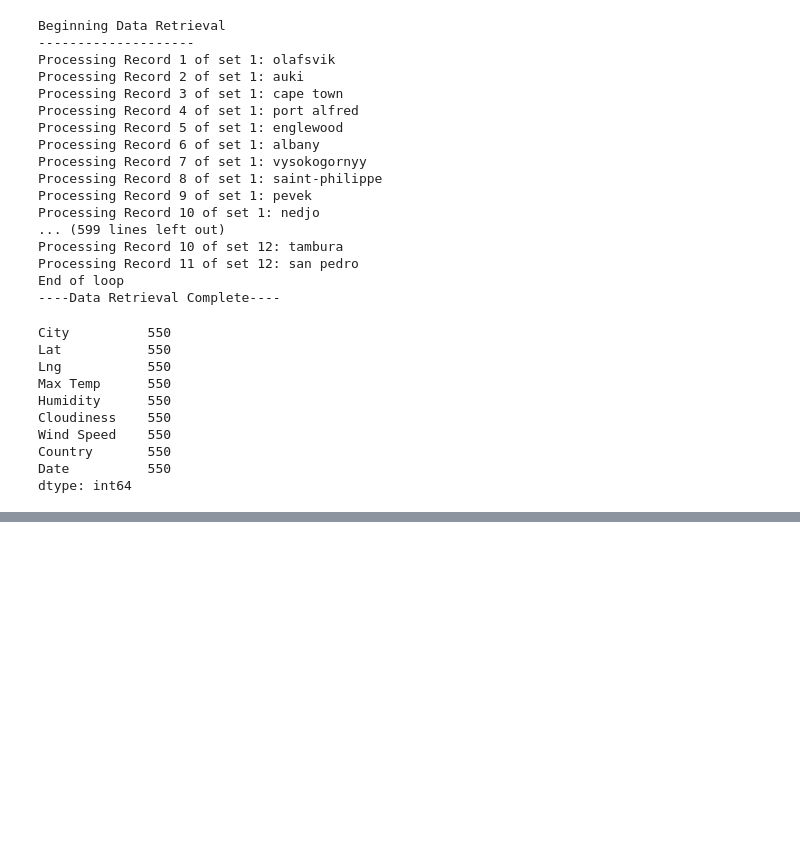
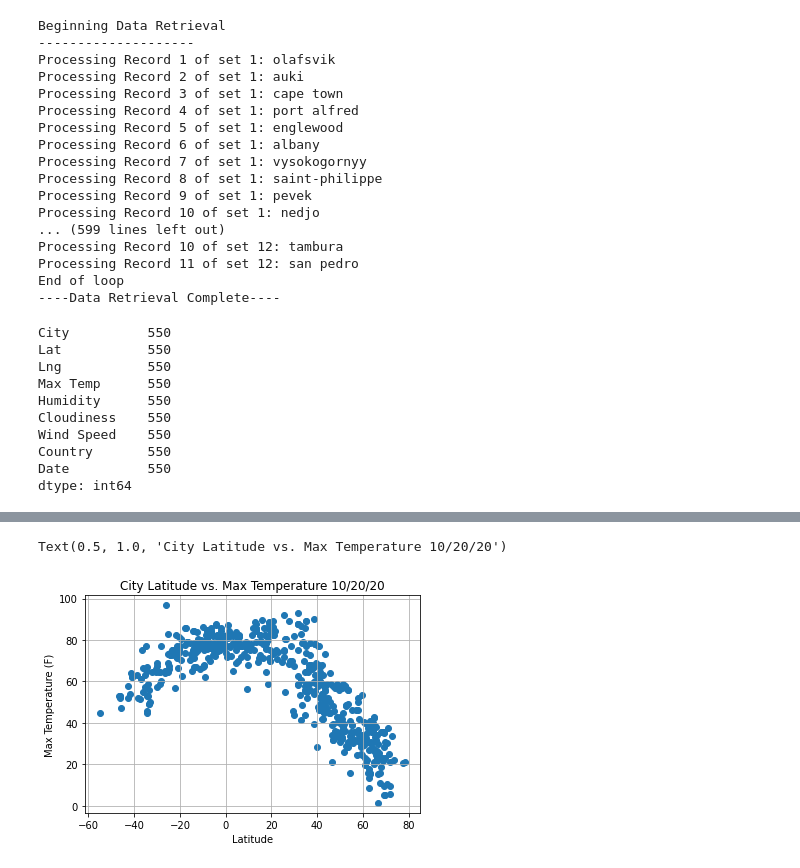
Before and after one commit to jeosqueri/City-Weather-Analysis, a Jupyter notebook: WeatherPy/WeatherPy.ipynb, the cells around one changed output, grey strips where cells are left out. Drawn from its saved outputs; the diff is of its cells as text; code cells hidden in the pictures; blank space fills up the shorter version.

Commit message:
generated weather scatter plots

```diff
--- a/WeatherPy/WeatherPy.ipynb
+++ b/WeatherPy/WeatherPy.ipynb
@@ -146,0 +174,5 @@ weather_df.head()
+# %%
+# Make a new DataFrame equal to the city data to drop all humidity outliers by index.
+# Passing "inplace=False" will make a copy of the city_data DataFrame, which we call "clean_city_data".
+clean_city_data = weather_df.copy()
+clean_city_data
@@ -146,0 +193,13 @@ weather_df.head()
+# %%
+#Latitude vs temperature plot
+latitude = clean_city_data['Lat']
+temp = clean_city_data['Max Temp']
+
+plt.scatter(latitude, temp)
+plt.grid(b=True)
+plt.xlabel('Latitude')
+plt.ylabel('Max Temperature (F)')
+plt.title("City Latitude vs. Max Temperature 10/20/20")
+# %% [output]
+Text(0.5, 1.0, 'City Latitude vs. Max Temperature 10/20/20')
+[figure, added]
```
Also changed, not shown: parts of 9 cells of this notebook.
